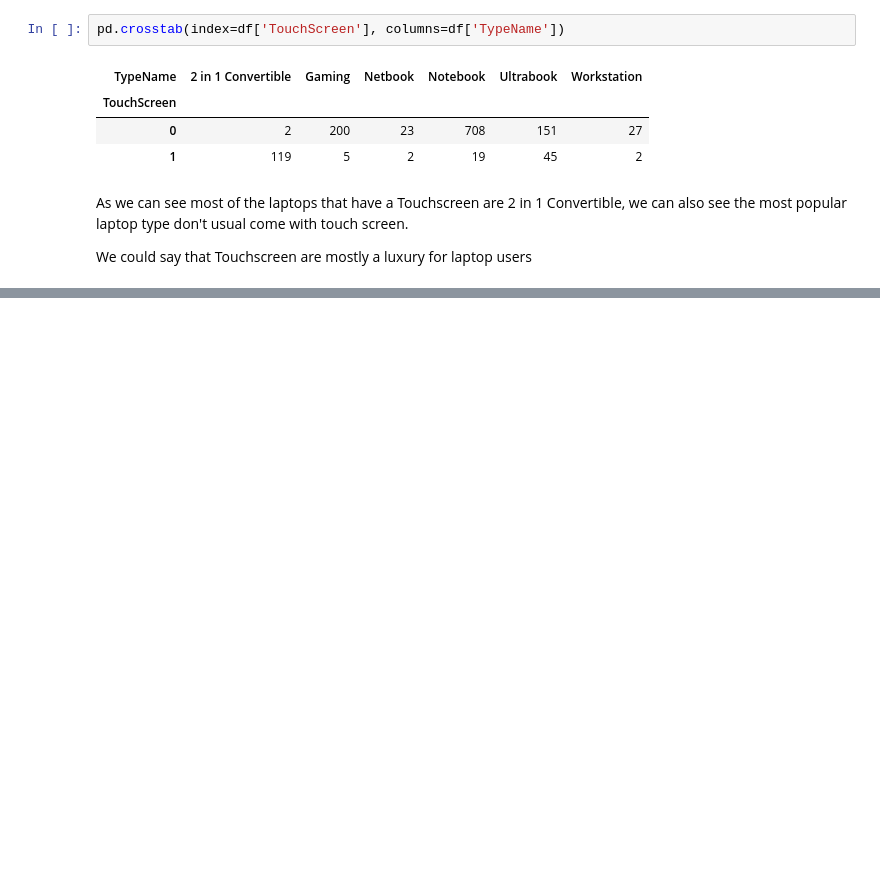
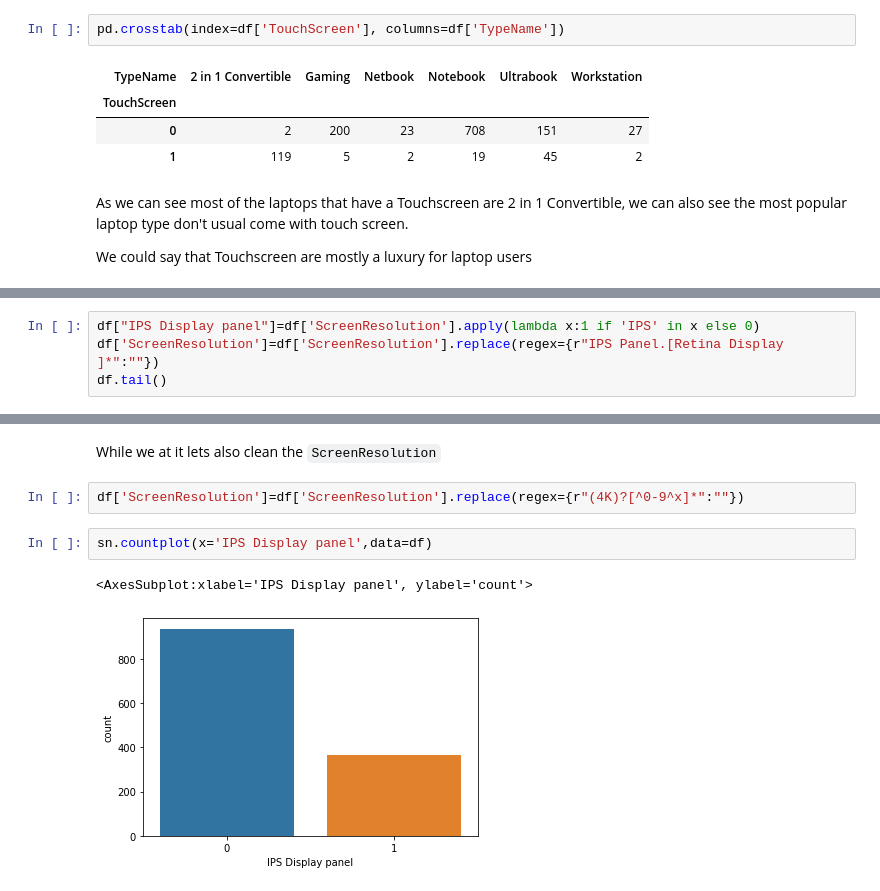
Before and after one commit to AmineMahdioui/Laptop_Price_predection, a Jupyter notebook: LPP.ipynb, the cells around one changed output, grey strips where cells are left out. Cells and saved outputs as stored; diff of their text form; blank space fills up the shorter version.

```diff
--- a/LPP.ipynb
+++ b/LPP.ipynb
@@ -289,0 +294,4 @@ We could say that Touchscreen are mostly a luxury for laptop users
+# %%
+df["IPS Display panel"]=df['ScreenResolution'].apply(lambda x:1 if 'IPS' in x else 0)
+df['ScreenResolution']=df['ScreenResolution'].replace(regex={r"IPS Panel.[Retina Display ]*":""})
+df.tail()
@@ -289,0 +305,9 @@ We could say that Touchscreen are mostly a luxury for laptop users
+# %% [markdown]
+While we at it lets also clean the `ScreenResolution`
+# %%
+df['ScreenResolution']=df['ScreenResolution'].replace(regex={r"(4K)?[^0-9^x]*":""})
+# %%
+sn.countplot(x='IPS Display panel',data=df)
+# %% [output]
+<AxesSubplot:xlabel='IPS Display panel', ylabel='count'>
+[figure, added]
```
Also changed, not shown: parts of 26 cells of this notebook.
